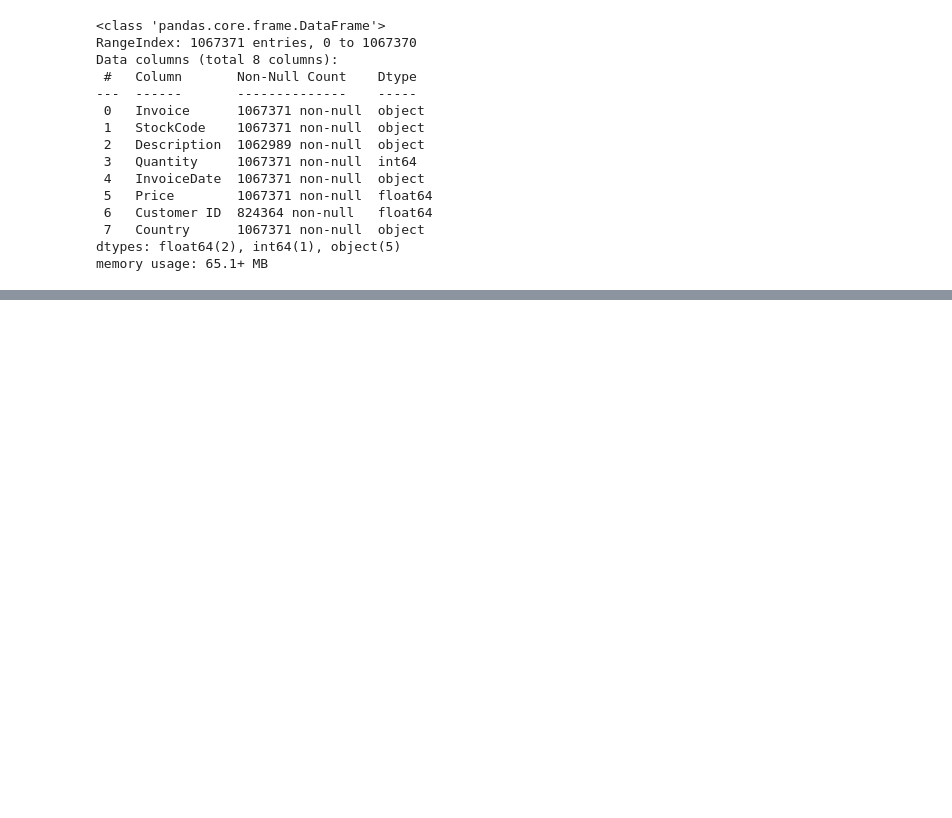
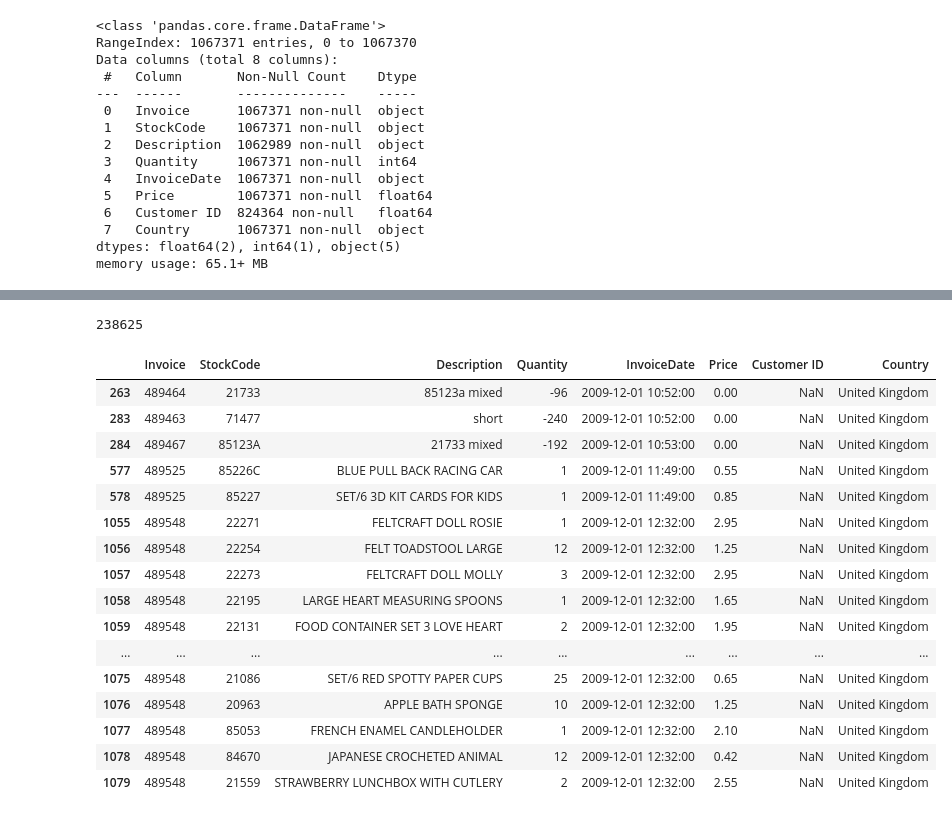
Before and after one commit to DonzerHD/Segmentation_Client, a Jupyter notebook: Notebooks/Partie_1_Segmentation_et_Visualisation/Nettoyage_des_données.ipynb, the cells around one changed output, grey strips where cells are left out. Drawn from its saved outputs; the diff is of its cells as text; code cells hidden in the pictures; blank space fills up the shorter version.

```diff
--- a/Notebooks/Partie_1_Segmentation_et_Visualisation/Nettoyage_des_données.ipynb
+++ b/Notebooks/Partie_1_Segmentation_et_Visualisation/Nettoyage_des_données.ipynb
@@ -60,0 +98,4 @@ df_concat.isnull().sum()
+# %%
+# Supprimer les lignes où 'Description' et 'Customer ID' sont tous les deux nuls
+df_clean = df_concat.dropna(subset=['Description', 'Customer ID'], how='all')
+df_clean
@@ -60,0 +116,27 @@ df_concat.isnull().sum()
+# %%
+# combien null customer id
+df_clean['Customer ID'].isnull().sum()
+# %% [output]
+238625
+# %%
+# montre le df clean tous les description null
+df__customer_id_null = df_clean[df_clean['Customer ID'].isnull()]
+df__customer_id_null.head(30)
+# %% [output]
+|  | Invoice | StockCode | Description | Quantity | InvoiceDate | Price | Customer ID | Country |
+| 263 | 489464 | 21733 | 85123a mixed | -96 | 2009-12-01 10:52:00 | 0.00 | NaN | United Kingdom |
+| 283 | 489463 | 71477 | short | -240 | 2009-12-01 10:52:00 | 0.00 | NaN | United Kingdom |
+| 284 | 489467 | 85123A | 21733 mixed | -192 | 2009-12-01 10:53:00 | 0.00 | NaN | United Kingdom |
+| 577 | 489525 | 85226C | BLUE PULL BACK RACING CAR | 1 | 2009-12-01 11:49:00 | 0.55 | NaN | United Kingdom |
+| 578 | 489525 | 85227 | SET/6 3D KIT CARDS FOR KIDS | 1 | 2009-12-01 11:49:00 | 0.85 | NaN | United Kingdom |
+| 1055 | 489548 | 22271 | FELTCRAFT DOLL ROSIE | 1 | 2009-12-01 12:32:00 | 2.95 | NaN | United Kingdom |
+| 1056 | 489548 | 22254 | FELT TOADSTOOL LARGE | 12 | 2009-12-01 12:32:00 | 1.25 | NaN | United Kingdom |
+| 1057 | 489548 | 22273 | FELTCRAFT DOLL MOLLY | 3 | 2009-12-01 12:32:00 | 2.95 | NaN | United Kingdom |
+| 1058 | 489548 | 22195 | LARGE HEART MEASURING SPOONS | 1 | 2009-12-01 12:32:00 | 1.65 | NaN | United Kingdom |
+| 1059 | 489548 | 22131 | FOOD CONTAINER SET 3 LOVE HEART | 2 | 2009-12-01 12:32:00 | 1.95 | NaN | United Kingdom |
+| ... | ... | ... | ... | ... | ... | ... | ... | ... |
+| 1075 | 489548 | 21086 | SET/6 RED SPOTTY PAPER CUPS | 25 | 2009-12-01 12:32:00 | 0.65 | NaN | United Kingdom |
+| 1076 | 489548 | 20963 | APPLE BATH SPONGE | 10 | 2009-12-01 12:32:00 | 1.25 | NaN | United Kingdom |
+| 1077 | 489548 | 85053 | FRENCH ENAMEL CANDLEHOLDER | 1 | 2009-12-01 12:32:00 | 2.10 | NaN | United Kingdom |
+| 1078 | 489548 | 84670 | JAPANESE CROCHETED ANIMAL | 12 | 2009-12-01 12:32:00 | 0.42 | NaN | United Kingdom |
+| 1079 | 489548 | 21559 | STRAWBERRY LUNCHBOX WITH CUTLERY | 2 | 2009-12-01 12:32:00 | 2.55 | NaN | United Kingdom |
```
Also changed, not shown: parts of 28 cells of this notebook, 2 other files.
